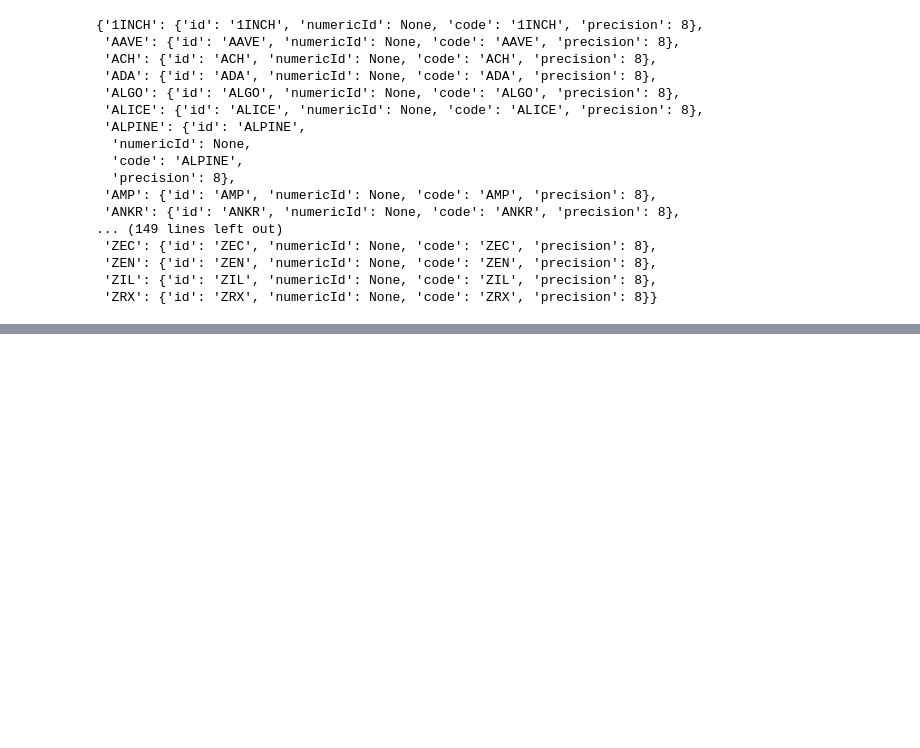
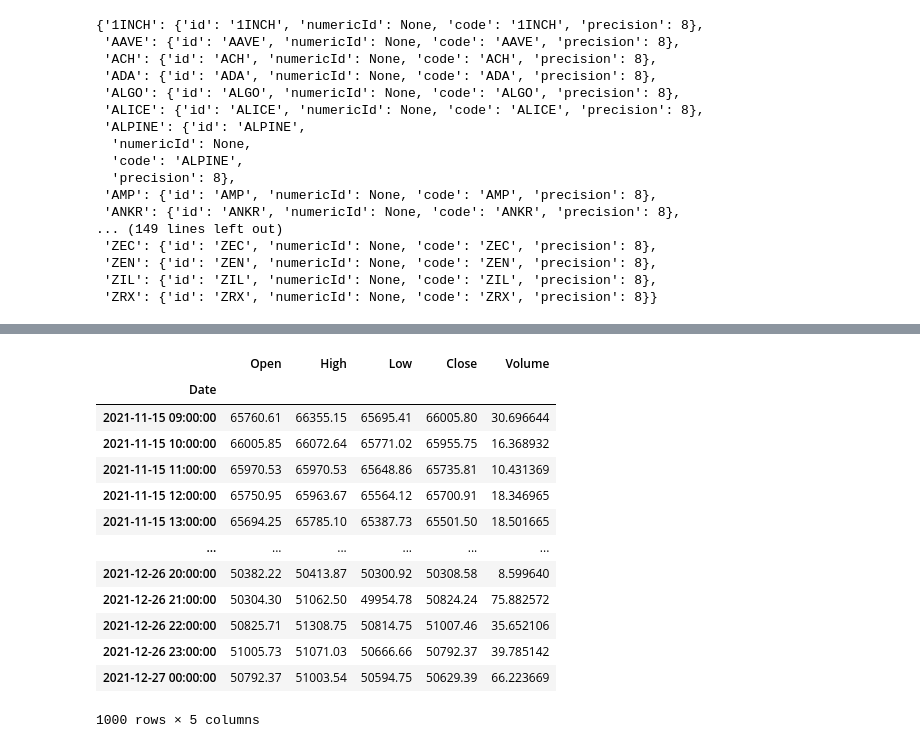
Before and after one commit to Jayce77/pythonDataCookbook, a Jupyter notebook: ccxtExamples.ipynb, the cells around one changed output, grey strips where cells are left out. Saved outputs shown, nothing was run; the diff lists cells and outputs as text; code cells hidden in the pictures; blank space fills up the shorter version.

```diff
--- a/ccxtExamples.ipynb
+++ b/ccxtExamples.ipynb
@@ -308,0 +578,20 @@ binance.currencies
+# %%
+start = '2021-11-15 09:00:00'
+# %%
+df = get_history(symbol='BTC/USD', interval='1h', start=start, limit=1000)
+df
+# %% [output]
+|  | Open | High | Low | Close | Volume |
+| Date |  |  |  |  |  |
+| 2021-11-15 09:00:00 | 65760.61 | 66355.15 | 65695.41 | 66005.80 | 30.696644 |
+| 2021-11-15 10:00:00 | 66005.85 | 66072.64 | 65771.02 | 65955.75 | 16.368932 |
+| 2021-11-15 11:00:00 | 65970.53 | 65970.53 | 65648.86 | 65735.81 | 10.431369 |
+| 2021-11-15 12:00:00 | 65750.95 | 65963.67 | 65564.12 | 65700.91 | 18.346965 |
+| 2021-11-15 13:00:00 | 65694.25 | 65785.10 | 65387.73 | 65501.50 | 18.501665 |
+| ... | ... | ... | ... | ... | ... |
+| 2021-12-26 20:00:00 | 50382.22 | 50413.87 | 50300.92 | 50308.58 | 8.599640 |
+| 2021-12-26 21:00:00 | 50304.30 | 51062.50 | 49954.78 | 50824.24 | 75.882572 |
+| 2021-12-26 22:00:00 | 50825.71 | 51308.75 | 50814.75 | 51007.46 | 35.652106 |
+| 2021-12-26 23:00:00 | 51005.73 | 51071.03 | 50666.66 | 50792.37 | 39.785142 |
+| 2021-12-27 00:00:00 | 50792.37 | 51003.54 | 50594.75 | 50629.39 | 66.223669 |
+1000 rows × 5 columns
```
Also changed, not shown: parts of 22 cells of this notebook.
